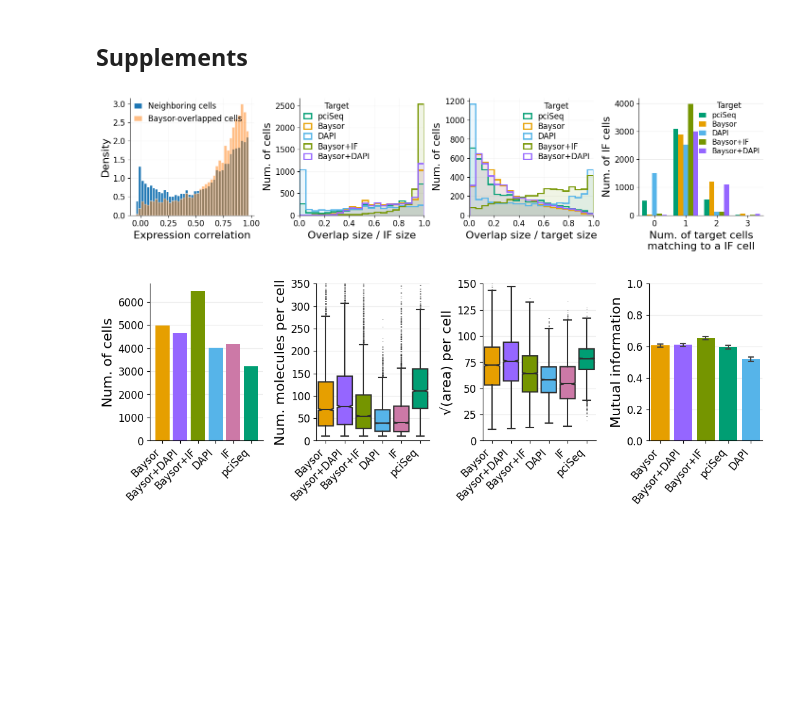
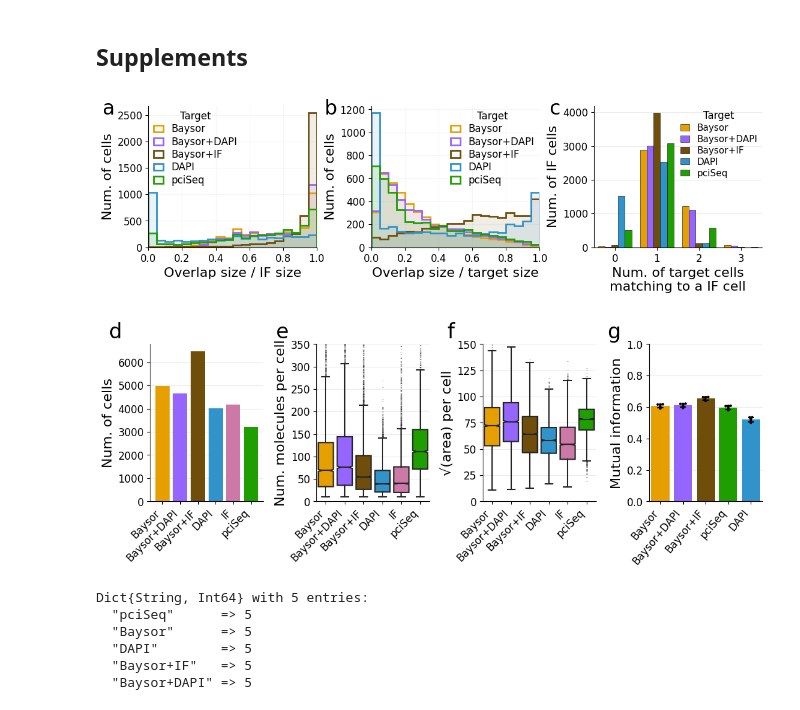
Before and after one commit to kharchenkolab/BaysorAnalysis, a Jupyter notebook: notebooks/benchmarking/merfish_membrane.ipynb, the cells around one changed output. Drawn from its saved outputs; the diff is of its cells as text; code cells hidden in the pictures; blank space fills up the shorter version.

```diff
--- a/notebooks/benchmarking/merfish_membrane.ipynb
+++ b/notebooks/benchmarking/merfish_membrane.ipynb
@@ -37,12 +37,12 @@ cplotsdir(args...) = plotsdir("benchmarking/merfish_membrane", args...);
 # %% [markdown]
 ## Load data
 # %%
-df_spatial, gene_names = B.load_df(datadir("exp_pro/merfish_membrane/baysor_selected_3d/segmentation.csv"));
-seg_df = B.load_df(datadir("exp_pro/merfish_membrane/baysor_selected_dapi_3d_prior/segmentation.csv"))[1]
+df_spatial, gene_names = B.load_df(datadir("exp_pro/merfish_membrane/baysor/segmentation.csv"));
+seg_df = B.load_df(datadir("exp_pro/merfish_membrane/baysor_dapi_prior/segmentation.csv"))[1]
 df_pciseq = DataFrame!(CSV.File((datadir("exp_pro/merfish_membrane/pciseq/spots.csv"))));
 
 df_spatial[!,:cell_dp] = seg_df.cell;
-df_spatial[!,:cell_mp] = B.load_df(datadir("exp_pro/merfish_membrane/baysor_selected_membrane_3d_prior/segmentation.csv"))[1].cell;
+df_spatial[!,:cell_mp] = B.load_df(datadir("exp_pro/merfish_membrane/baysor_membrane_prior/segmentation.csv"))[1].cell;
 df_spatial[!,:cell_pciseq] = df_pciseq[.!startswith.(df_pciseq.Gene, "Blank"),:].neighbour;
 df_spatial[!,:cell_dapi] = seg_df.dapi_prior_3d;
 df_spatial[!,:cell_membrane] = seg_df.membrane_prior_3d;
@@ -73,7 +70,7 @@ c_data = Dict(:df => deepcopy(@where(df_spatial, :z_raw .> 4.1, :z_raw .< 12.9))
 # %%
 name_map = [:cell_dapi => :match_res_dapi_membrane, :cell_mp => :match_res_mp_membrane, :cell_dp => :match_res_dp_membrane,
     :cell => :match_res_cell_membrane, :cell_pciseq => :match_res_pciseq_membrane]
-pr_dfs = Dict(aliases[c] => BA.precision_recall_df(c_data[f].contingency) for (c,f) in name_map);
+pr_dfs = Dict(aliases[c] => BA.precision_recall_df(c_data[f].contingency) for (c,f) in name_map) |> sort;
 # %%
 assign_stat_df = DataFrame(Dict(
     :Type => aliases[k], :NCells => length(unique(v)) - 1, :NoiseFrac => round(mean(v .== 0), digits=3), :MedMols => median(B.count_array(v, drop_zero=true)
@@ -216,28 +228,24 @@ n_overlaps_df = vcat([DataFrame(
     :n_overlaps => minimum(df.n_overlaps):maximum(df.n_overlaps),
     :method => k
 ) for (k, df) in pr_dfs]...);
+n_overlaps_df = @orderby(n_overlaps_df, :method);
 # %%
-fig, (ax_bright, ax_recall, ax_prec, ax_n_over) = Plt.subplots(1, 4, figsize=(14, 3.25))
-
-bins = min(0, minimum(all_cors)):0.025:1.0
-ax_bright.hist(all_cors, bins=bins, edgecolor="white", density=true, label="Neighboring cells");
-ax_bright.hist(overlap_cors, bins=bins, edgecolor="white", density=true, alpha=0.5, label="Baysor-overlapped cells");
-ax_bright.set_xlabel("Expression correlation"); ax_bright.set_ylabel("Density");
-ax_bright.grid(true, alpha=0.1);
-ax_bright.legend(handlelength=1.0);
+fig, (ax_recall, ax_prec, ax_n_over) = Plt.subplots(1, 3, figsize=(11, 3.25))
 
 BA.plot_precision_recall(pr_dfs; col=:recall, ax=ax_recall, color_per_label=color_per_label, xlabel="Overlap size / IF size");
 BA.plot_precision_recall(pr_dfs; col=:precision, ax=ax_prec, color_per_label=color_per_label, xlabel="Overlap size / target size");
 
 Sns.barplot(x=n_overlaps_df.n_overlaps, y=n_overlaps_df.n_cells, hue=n_overlaps_df.method, palette=color_per_label,
-    saturation=1, ax=ax_n_over)
+    saturation=1, ax=ax_n_over, edgecolor="black", linewidth=0.4)
 ax_n_over.set_xlabel("Num. of target cells\nmatching to a IF cell"); ax_n_over.set_ylabel("Num. of IF cells")
 ax_n_over.legend(handlelength=1, labelspacing=0.25, fontsize=11, title="Target");
 
+BA.label_axis!.([ax_recall, ax_prec, ax_n_over], ["a", "b", "c"])
+
 Plt.tight_layout(pad=0)
-Plt.savefig(cplotsdir("supp_part1.pdf"))
+Plt.savefig(cplotsdir("supp_part1.pdf"), transparent=true)
 # %% [output]
-[figure, old version]
+[figure, new version]
 # %%
 fig, (ax_ncells, ax_n_mols, ax_area, ax_mi) = Plt.subplots(1, 4, figsize=(11, 4), gridspec_kw=Dict("width_ratios" => [1, 1, 1, 1]))
 
@@ -259,12 +267,26 @@ ax_area.grid(false, axis="x")
 ax_area.set_ylim(0, 150)
 ax_area.set_ylabel("√(area) per cell")
 
-Sns.barplot(x=mut_info_df.method, y=mut_info_df.mi, capsize=0.2, ax=ax_mi, palette=color_per_label, saturation=1, errwidth=1.5, ci=99)
+Sns.barplot(x=mut_info_df.method, y=mut_info_df.mi, ax=ax_mi, palette=color_per_label, saturation=1)
+Sns.swarmplot(x=mut_info_df.method, y=mut_info_df.mi, color="black", ax=ax_mi, s=3)
+Sns.pointplot(x=mut_info_df.method, y=mut_info_df.mi, color="black", ax=ax_mi, join=false, errwidth=1.5, ci=99, scale=0, capsize=0.2)
 ax_mi.set_xticklabels(ax_mi.get_xticklabels(), rotation=50, ha="right");
 ax_mi.set_ylabel("Mutual information");
 ax_mi.set_ylim(0, 1);
 
 Plt.tight_layout(pad=1)
-Plt.savefig(cplotsdir("supp_part2.pdf"))
+
+BA.label_axis!.([ax_ncells, ax_n_mols, ax_area, ax_mi], ["d", "e", "f", "g"], y=1.14, x=-0.25)
+
+Plt.savefig(cplotsdir("supp_part2.pdf"), transparent=true)
 # %% [output]
-[figure, old version]
+[figure, new version]
+# %%
+countmap(mut_info_df.method)
+# %% [output]
+Dict{String, Int64} with 5 entries:
+  "pciSeq"      => 5
+  "Baysor"      => 5
+  "DAPI"        => 5
+  "Baysor+IF"   => 5
+  "Baysor+DAPI" => 5
```
Also changed, not shown: parts of 6 cells of this notebook.
